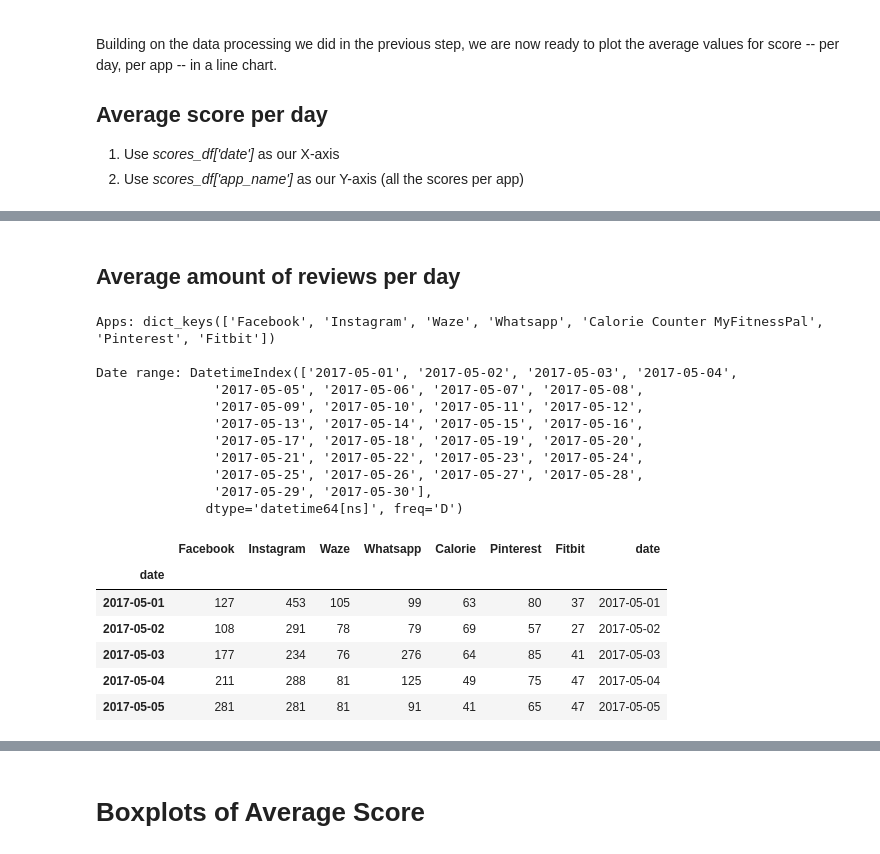
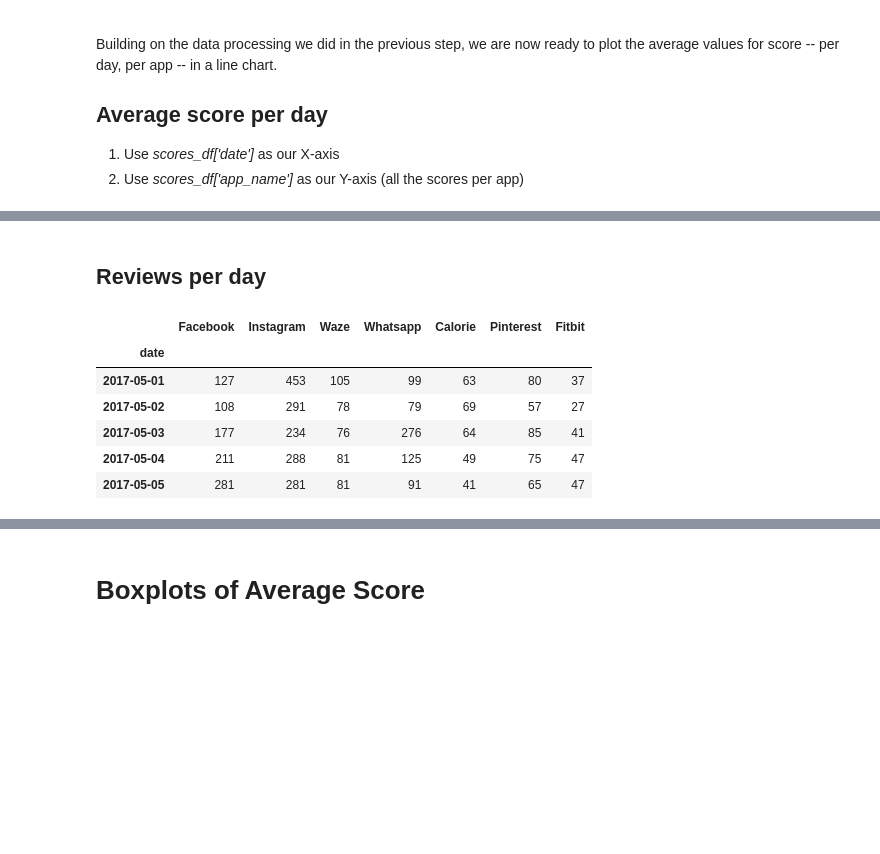
Before and after one commit to gohovd/twitter-anomales, a Jupyter notebook: Anomaly Detection in User Reviews.ipynb, the cells around one changed output, grey strips where cells are left out. Drawn from its saved outputs; the diff is of its cells as text; code cells hidden in the pictures; blank space fills up the shorter version.

```diff
--- a/Anomaly Detection in User Reviews.ipynb
+++ b/Anomaly Detection in User Reviews.ipynb
@@ -361,0 +303,14 @@ Text(0.5, 1.0, 'Average scores per day')
+# %%
+plt.style.use('classic')
+fig=plt.figure(figsize=(14, 4), dpi= 80, facecolor='w', edgecolor='k')
+
+for app, prop in applications.items():
+    plt.plot(scores_df.index,
+    scores_df[app],
+    label=app,
+    color='%s' % applications[app]['color'],
+    linestyle='%s' % applications[app]['linestyle'],
+    linewidth=1)
+
+plt.legend(loc='best')
+plt.title("Review score average, per day")
@@ -362,51 +324,26 @@ Text(0.5, 1.0, 'Average scores per day')
 # %% [markdown]
-## Average amount of reviews per day
+## Reviews per day
 # %%
-print(f"Apps: {app_ts_slices.keys()}\n")
-print(f"Date range: {date_range}\n")
+app_reviews = {}
 
-# Prepare dictionary to hold average number of reviews per day
-app_reviews = {
-    "Facebook" : []
-}
+for app, df in app_ts_slices.items():
+    app_reviews[app] = []
+    for single_date in date_range:
+        reviews = df.loc[single_date]['score']
+        review_count = len(reviews.index)
+        app_reviews[app].append(review_count)
 
-for app, df in app_ts_slices.items(): # go through each app name
-    app_reviews[app] = [] # prepare a new entry in dictionary for the app
-    for single_date in date_range: # go through every date
-        app_scores = pd.read_sql_query('SELECT score ' # collect all scores on that date
-                             'FROM reviews '
-                             'WHERE date = (?) '
-                             'AND app_name = (?)',
-                              conn,
-                            params=(single_date.strftime(form), # param1: the date
-                                   app)) # param2: app name
-
-        review_count = len(app_scores.index) # count the number of reviews
-        app_reviews[app].append(review_count) # { 'Facebook' : [list of review counts] }
-
-reviews_df = pd.DataFrame(app_reviews, columns=app_ts_slices.keys()) # make new dataframe
-reviews_df['date'] = pd.to_datetime(date_range, format="%Y-%M-%D") # make DatetimeIndex
-reviews_df = reviews_df.set_index(pd.DatetimeIndex(scores_df['date'])) # set index to DatetimeIndex
-
+reviews_df = pd.DataFrame(app_reviews, columns=apps)
+reviews_df['date'] = pd.to_datetime(date_range, format=form)
+reviews_df = reviews_df.set_index(scores_df.index)
 reviews_df = reviews_df.rename(columns={'Calorie Counter MyFitnessPal': 'Calorie'}) # rename difficult column
-
+reviews_df = reviews_df.drop("date", axis=1)
 reviews_df.head(5)
 # %% [output]
-Apps: dict_keys(['Facebook', 'Instagram', 'Waze', 'Whatsapp', 'Calorie Counter MyFitnessPal', 'Pinterest', 'Fitbit'])
-
-Date range: DatetimeIndex(['2017-05-01', '2017-05-02', '2017-05-03', '2017-05-04',
-               '2017-05-05', '2017-05-06', '2017-05-07', '2017-05-08',
-               '2017-05-09', '2017-05-10', '2017-05-11', '2017-05-12',
-               '2017-05-13', '2017-05-14', '2017-05-15', '2017-05-16',
-               '2017-05-17', '2017-05-18', '2017-05-19', '2017-05-20',
-               '2017-05-21', '2017-05-22', '2017-05-23', '2017-05-24',
-               '2017-05-25', '2017-05-26', '2017-05-27', '2017-05-28',
-               '2017-05-29', '2017-05-30'],
-              dtype='datetime64[ns]', freq='D')
-|  | Facebook | Instagram | Waze | Whatsapp | Calorie | Pinterest | Fitbit | date |
-| date |  |  |  |  |  |  |  |  |
-| 2017-05-01 | 127 | 453 | 105 | 99 | 63 | 80 | 37 | 2017-05-01 |
-| 2017-05-02 | 108 | 291 | 78 | 79 | 69 | 57 | 27 | 2017-05-02 |
-| 2017-05-03 | 177 | 234 | 76 | 276 | 64 | 85 | 41 | 2017-05-03 |
-| 2017-05-04 | 211 | 288 | 81 | 125 | 49 | 75 | 47 | 2017-05-04 |
-| 2017-05-05 | 281 | 281 | 81 | 91 | 41 | 65 | 47 | 2017-05-05 |
+|  | Facebook | Instagram | Waze | Whatsapp | Calorie | Pinterest | Fitbit |
+| date |  |  |  |  |  |  |  |
+| 2017-05-01 | 127 | 453 | 105 | 99 | 63 | 80 | 37 |
+| 2017-05-02 | 108 | 291 | 78 | 79 | 69 | 57 | 27 |
+| 2017-05-03 | 177 | 234 | 76 | 276 | 64 | 85 | 41 |
+| 2017-05-04 | 211 | 288 | 81 | 125 | 49 | 75 | 47 |
+| 2017-05-05 | 281 | 281 | 81 | 91 | 41 | 65 | 47 |
```
Also changed, not shown: parts of 19 cells of this notebook.
